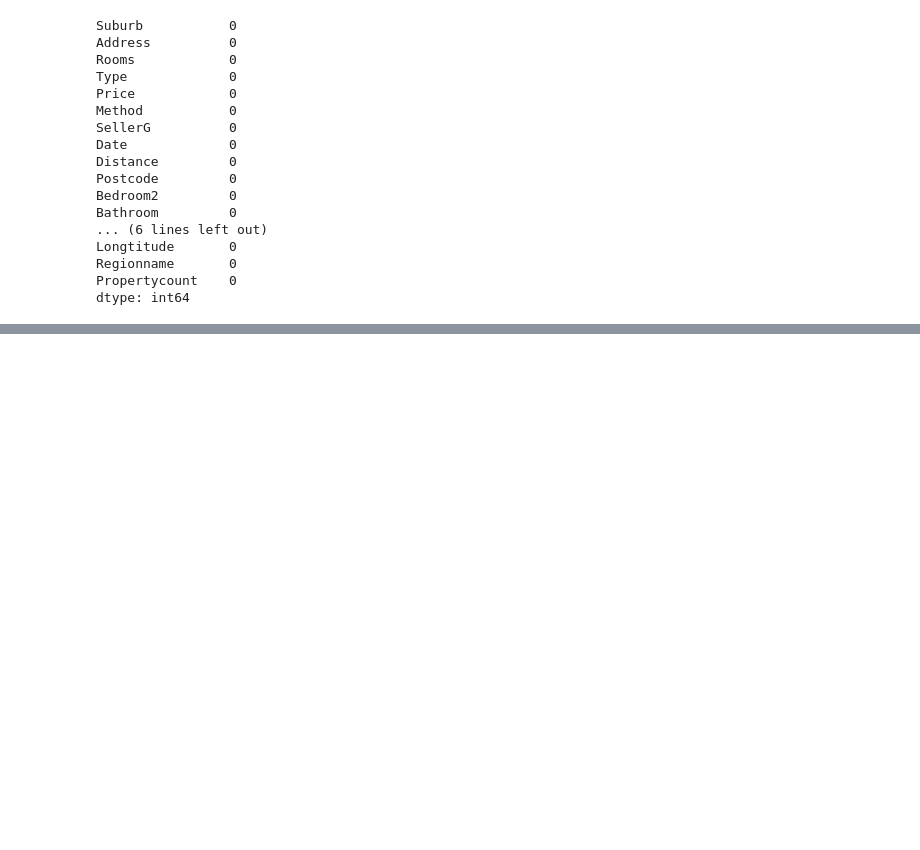
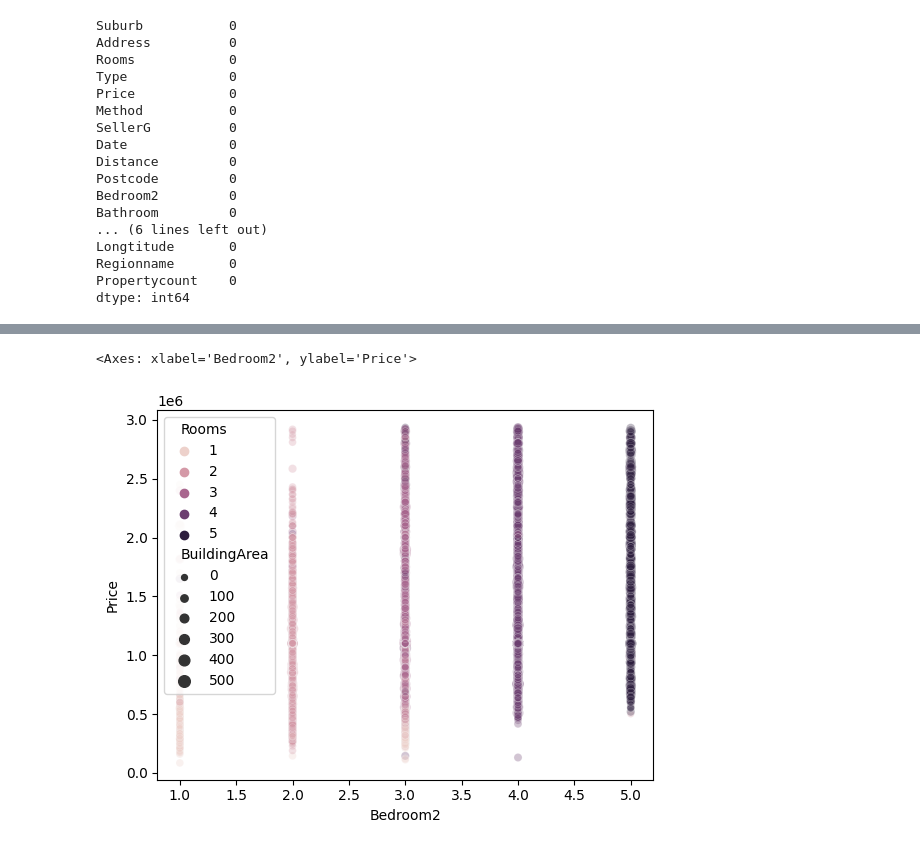
Before and after one commit to arzumerturkk/data_science_projects, a Jupyter notebook: melbournehousing-eda-ml.ipynb, the cells around one changed output, grey strips where cells are left out. Drawn from its saved outputs; the diff is of its cells as text; code cells hidden in the pictures; blank space fills up the shorter version.

```diff
--- a/melbournehousing-eda-ml.ipynb
+++ b/melbournehousing-eda-ml.ipynb
@@ -313,0 +347,5 @@ dtype: int64
+# %%
+sns.scatterplot(data=df_copy, x='Bedroom2', y='Price', hue='Rooms', size='BuildingArea', alpha=0.3)
+# %% [output]
+<Axes: xlabel='Bedroom2', ylabel='Price'>
+[figure, added]
```
Also changed, not shown: parts of 10 cells of this notebook.
